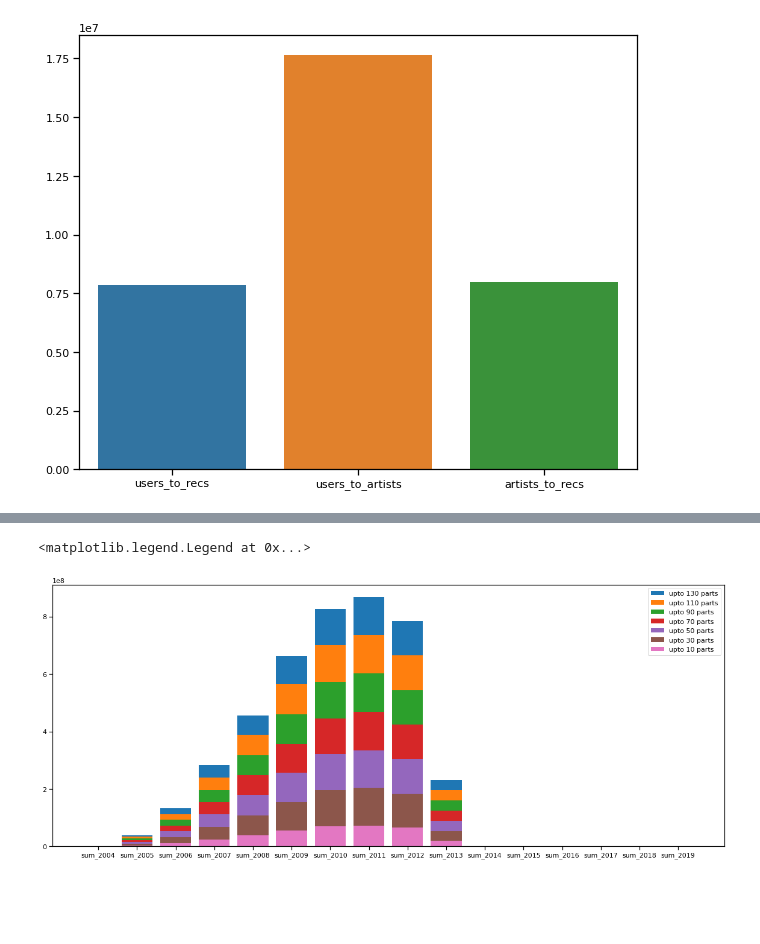
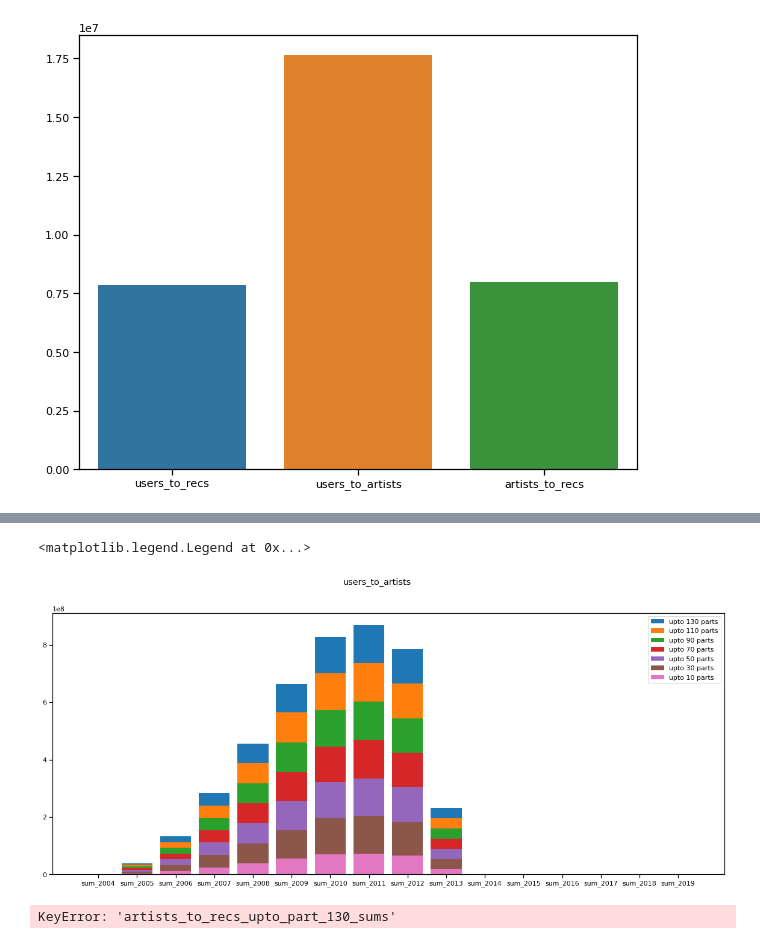
Before and after one commit to sharwinbobde/MLHD-insights, a Jupyter notebook: visualizations/graph-properties.ipynb, the cells around one changed output, grey strips where cells are left out. Drawn from its saved outputs; the diff is of its cells as text; code cells hidden in the pictures; blank space fills up the shorter version.

```diff
--- a/visualizations/graph-properties.ipynb
+++ b/visualizations/graph-properties.ipynb
@@ -24,3 +24,14 @@ sns.barplot(['users_to_recs', 'users_to_artists', 'artists_to_recs'],
 # %% [output]
 <AxesSubplot:>
 [figure]
+# %%
+fig = plt.figure(figsize=(20,8))
+fig.suptitle("users_to_recs")
+for set_size in reversed(range(10, 144, 20)):
+    sum_set = 'users_to_recs_upto_part_'+str(set_size)+'_sums'
+    keys = sorted(data[sum_set].keys())
+    heights = []
+    for key in keys:
+        heights.append(data[sum_set][key])
+    plt.bar(keys, heights, label="upto "+str(set_size)+" parts")
+plt.legend()
@@ -27,14 +41,27 @@ sns.barplot(['users_to_recs', 'users_to_artists', 'artists_to_recs'],
 # %%
 fig = plt.figure(figsize=(20,8))
-fig.suptitle="users_to_artists"
+fig.suptitle("users_to_artists")
 for set_size in reversed(range(10, 144, 20)):
     sum_set = 'users_to_artists_upto_part_'+str(set_size)+'_sums'
     keys = sorted(data[sum_set].keys())
     heights = []
     for key in keys:
         heights.append(data[sum_set][key])
     plt.bar(keys, heights, label="upto "+str(set_size)+" parts")
 plt.legend()
 # %% [output]
 <matplotlib.legend.Legend at 0x...>
-[figure, old version]
+[figure, new version]
+# %%
+fig = plt.figure(figsize=(20,8))
+fig.suptitle("artists_to_recs")
+for set_size in reversed(range(10, 144, 20)):
+    sum_set = 'artists_to_recs_upto_part_'+str(set_size)+'_sums'
+    keys = sorted(data[sum_set].keys())
+    heights = []
+    for key in keys:
+        heights.append(data[sum_set][key])
+    plt.bar(keys, heights, label="upto "+str(set_size)+" parts")
+plt.legend()
+# %% [output]
+KeyError: 'artists_to_recs_upto_part_130_sums'
```
Also changed, not shown: parts of 1 cell of this notebook, 13 other files.
